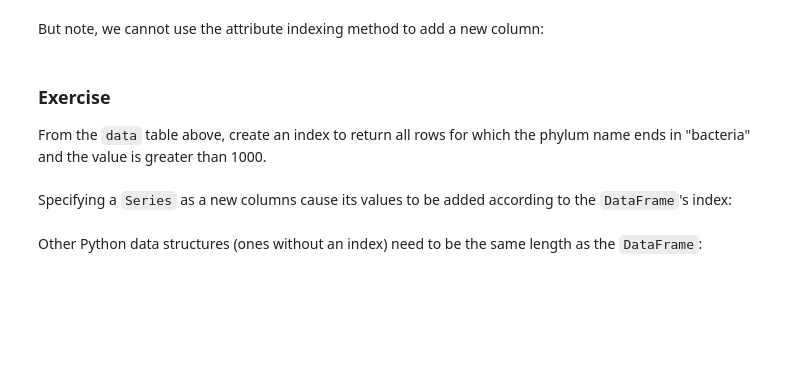
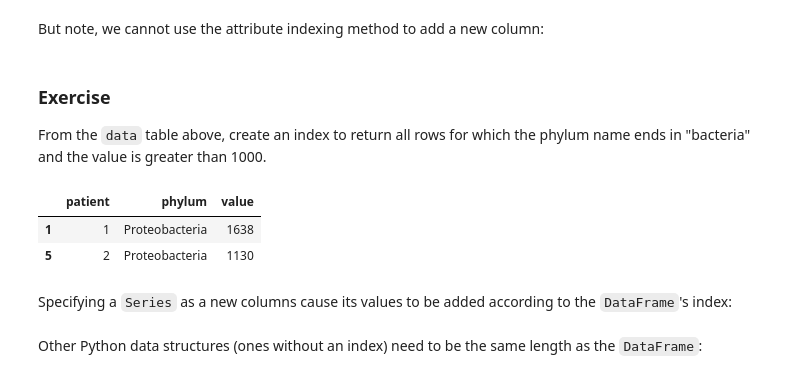
Before and after one commit to agpmilli/adaepfl, a Jupyter notebook: 02 - Intro to Pandas/Intro to Pandas.ipynb, the cells around one changed output. Drawn from its saved outputs; the diff is of its cells as text; code cells hidden in the pictures; blank space fills up the shorter version.

```diff
--- a/02 - Intro to Pandas/Intro to Pandas.ipynb
+++ b/02 - Intro to Pandas/Intro to Pandas.ipynb
@@ -339,3 +303,15 @@ From the `data` table above, create an index to return all rows for which the ph
+# %%
+############ METHOD 1 #############"
+#ends_bacteria = data["phylum"].str.endswith('bacteria')
+#gr_th_1000 = data["value"] > 1000
+#data[ends_bacteria & gr_th_1000]
+
+############ METHOD 2 #############"
+data[(data["phylum"].str.endswith('bacteria') & (data["value"] > 1000))]
+# %% [output]
+|  | patient | phylum | value |
+| 1 | 1 | Proteobacteria | 1638 |
+| 5 | 2 | Proteobacteria | 1130 |
 # %% [markdown]
 Specifying a `Series` as a new columns cause its values to be added according to the `DataFrame`'s index:
 # %%
```
Also changed, not shown: parts of 25 cells of this notebook.
